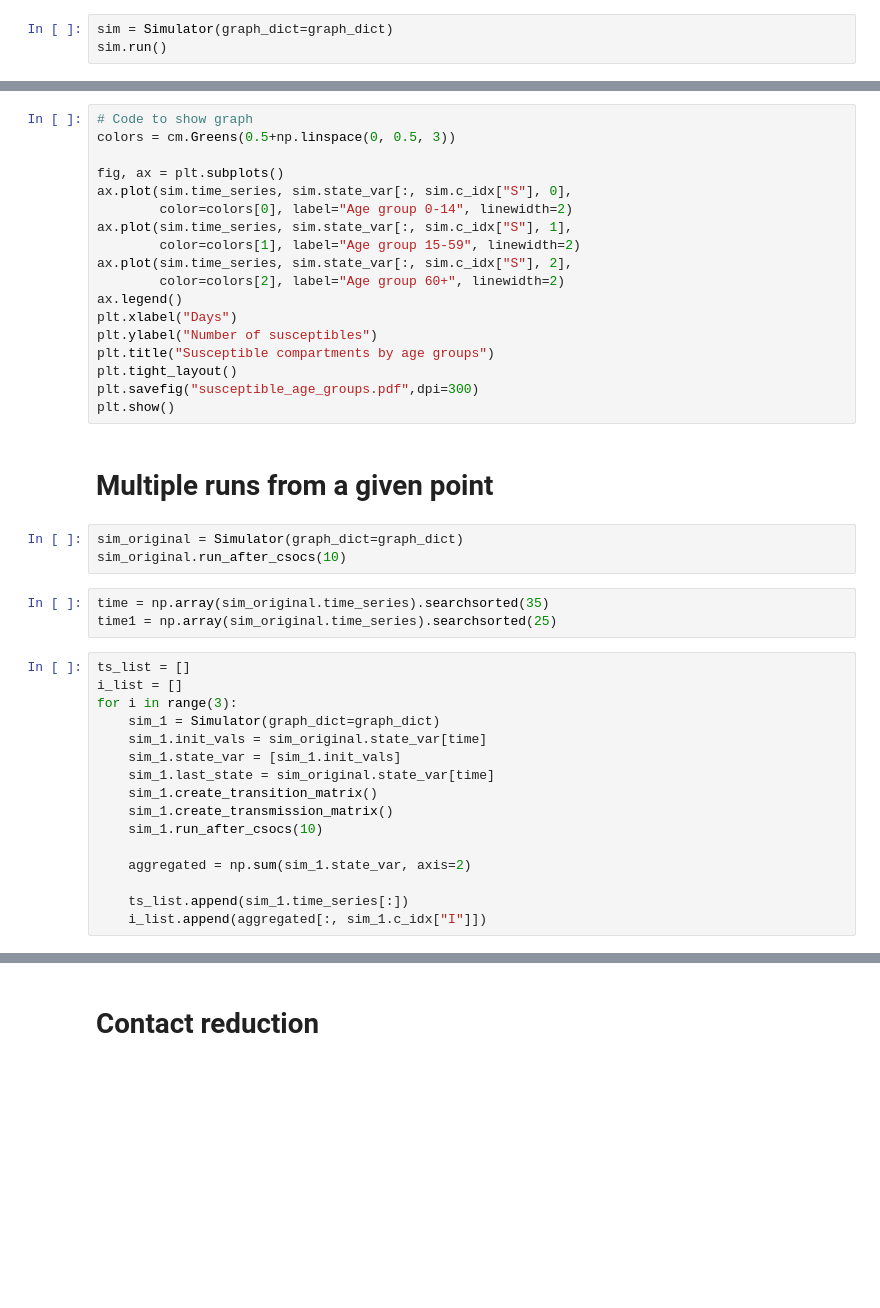
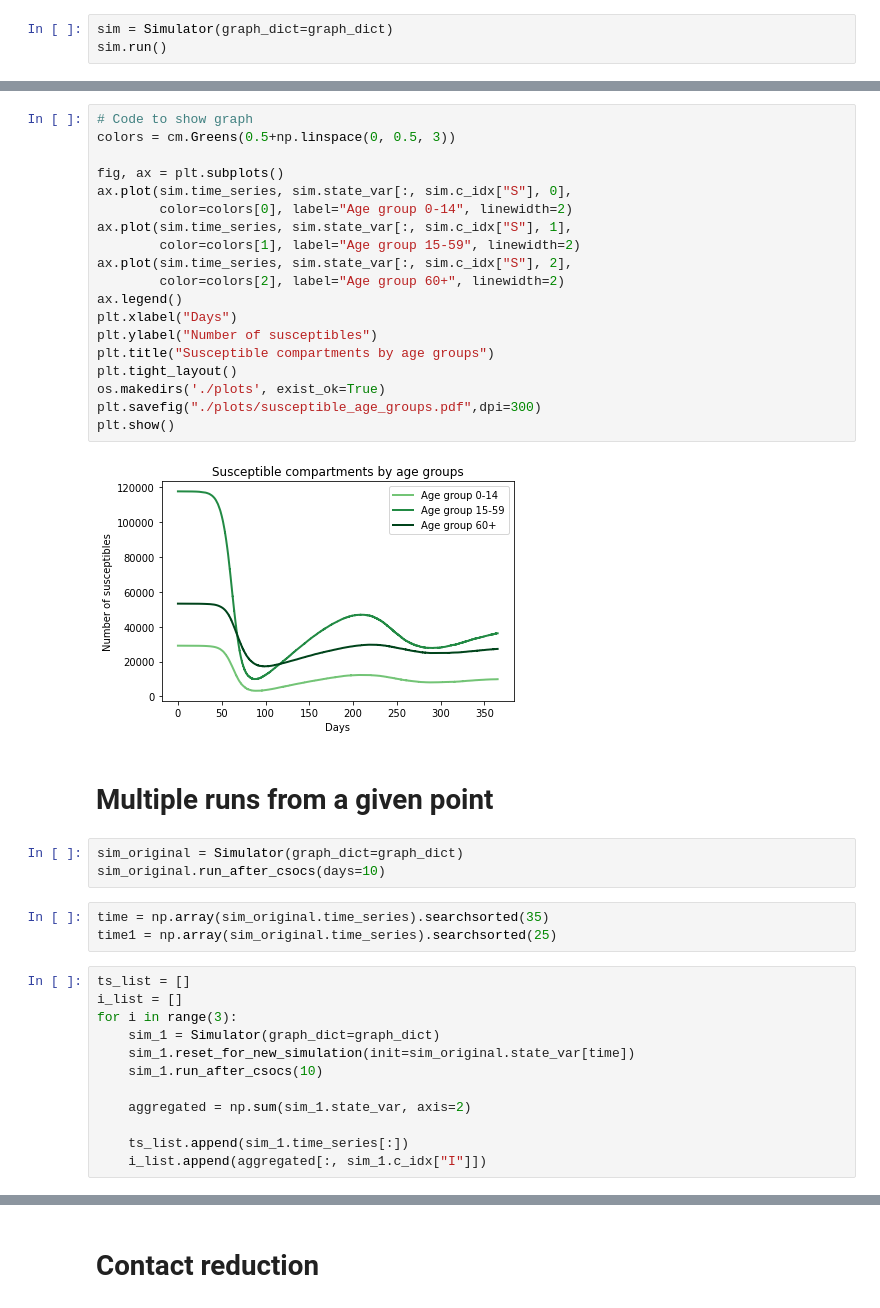
Before and after one commit to zsvizi/propensity-matrix-epidemics, a Jupyter notebook: demo.ipynb, the cells around one changed output, grey strips where cells are left out. Drawn from its saved outputs; the diff is of its cells as text; blank space fills up the shorter version.

```diff
--- a/demo.ipynb
+++ b/demo.ipynb
@@ -36,26 +38,29 @@ plt.show()
 # %%
 # Code to show graph
 colors = cm.Greens(0.5+np.linspace(0, 0.5, 3))
 
 fig, ax = plt.subplots()
 ax.plot(sim.time_series, sim.state_var[:, sim.c_idx["S"], 0],
         color=colors[0], label="Age group 0-14", linewidth=2)
 ax.plot(sim.time_series, sim.state_var[:, sim.c_idx["S"], 1],
         color=colors[1], label="Age group 15-59", linewidth=2)
 ax.plot(sim.time_series, sim.state_var[:, sim.c_idx["S"], 2],
         color=colors[2], label="Age group 60+", linewidth=2)
 ax.legend()
 plt.xlabel("Days")
 plt.ylabel("Number of susceptibles")
 plt.title("Susceptible compartments by age groups")
 plt.tight_layout()
-plt.savefig("susceptible_age_groups.pdf",dpi=300)
+os.makedirs('./plots', exist_ok=True)
+plt.savefig("./plots/susceptible_age_groups.pdf",dpi=300)
 plt.show()
+# %% [output]
+[figure, added]
 # %% [markdown]
 # Multiple runs from a given point
 # %%
 sim_original = Simulator(graph_dict=graph_dict)
-sim_original.run_after_csocs(10)
+sim_original.run_after_csocs(days=10)
 # %%
 time = np.array(sim_original.time_series).searchsorted(35)
 time1 = np.array(sim_original.time_series).searchsorted(25)
@@ -64,11 +69,7 @@ ts_list = []
 i_list = []
 for i in range(3):
     sim_1 = Simulator(graph_dict=graph_dict)
-    sim_1.init_vals = sim_original.state_var[time]
-    sim_1.state_var = [sim_1.init_vals]
-    sim_1.last_state = sim_original.state_var[time]
-    sim_1.create_transition_matrix()
-    sim_1.create_transmission_matrix()
+    sim_1.reset_for_new_simulation(init=sim_original.state_var[time])
     sim_1.run_after_csocs(10)
 
     aggregated = np.sum(sim_1.state_var, axis=2)
```
Also changed, not shown: parts of 22 cells of this notebook, 2 other files.
